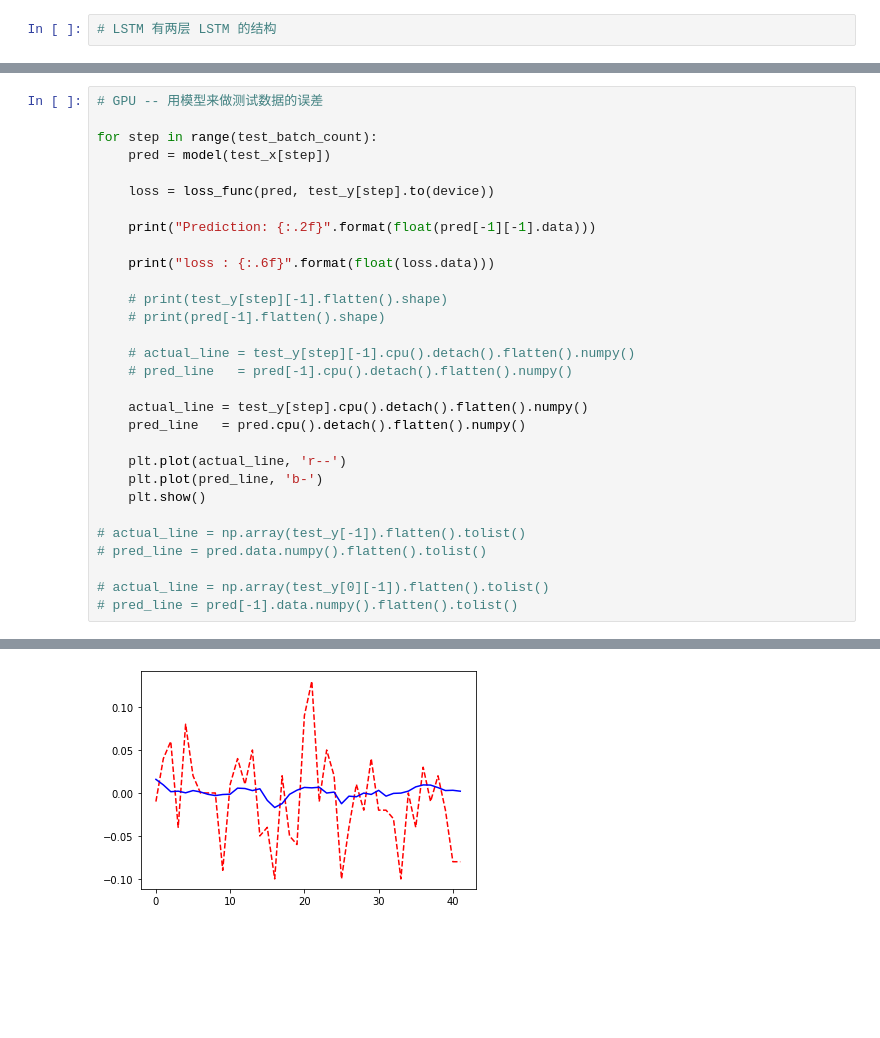
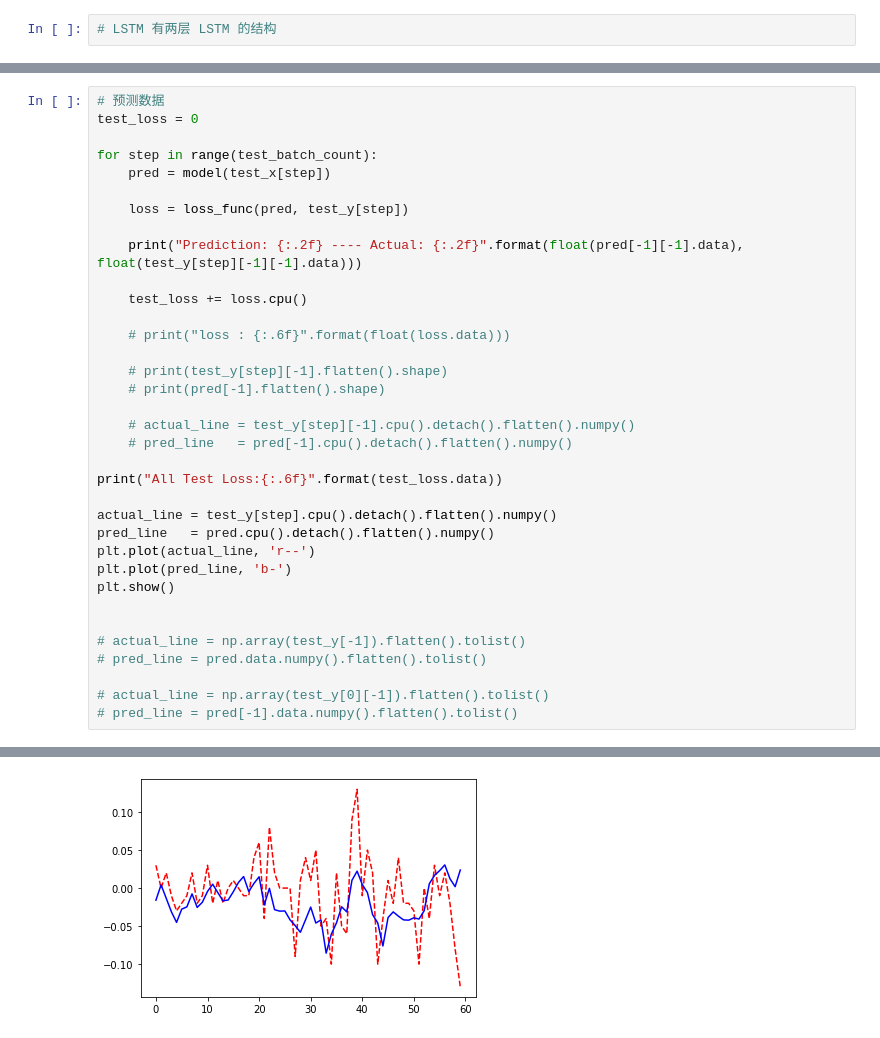
Before and after one commit to matrixleon18/SHUFE, a Jupyter notebook: jupyterlab/Model_LSTM2.ipynb, the cells around one changed output, grey strips where cells are left out. Saved outputs shown, nothing was run; the diff lists cells and outputs as text; blank space fills up the shorter version.

```diff
--- a/jupyterlab/Model_LSTM2.ipynb
+++ b/jupyterlab/Model_LSTM2.ipynb
@@ -254,14 +239,17 @@ RuntimeError: cuDNN error: CUDNN_STATUS_INTERNAL_ERROR
 # %%
-# GPU -- 用模型来做测试数据的误差
+# 预测数据
+test_loss = 0
 
 for step in range(test_batch_count):
     pred = model(test_x[step])
 
-    loss = loss_func(pred, test_y[step].to(device))
+    loss = loss_func(pred, test_y[step])
 
-    print("Prediction: {:.2f}".format(float(pred[-1][-1].data)))
+    print("Prediction: {:.2f} ---- Actual: {:.2f}".format(float(pred[-1][-1].data), float(test_y[step][-1][-1].data)))
 
-    print("loss : {:.6f}".format(float(loss.data)))
+    test_loss += loss.cpu()
+
+    # print("loss : {:.6f}".format(float(loss.data)))
 
     # print(test_y[step][-1].flatten().shape)
     # print(pred[-1].flatten().shape)
@@ -269,12 +257,14 @@ for step in range(test_batch_count):
     # actual_line = test_y[step][-1].cpu().detach().flatten().numpy()
     # pred_line   = pred[-1].cpu().detach().flatten().numpy()
 
-    actual_line = test_y[step].cpu().detach().flatten().numpy()
-    pred_line   = pred.cpu().detach().flatten().numpy()
+print("All Test Loss:{:.6f}".format(test_loss.data))
 
-    plt.plot(actual_line, 'r--')
-    plt.plot(pred_line, 'b-')
-    plt.show()
+actual_line = test_y[step].cpu().detach().flatten().numpy()
+pred_line   = pred.cpu().detach().flatten().numpy()
+plt.plot(actual_line, 'r--')
+plt.plot(pred_line, 'b-')
+plt.show()
+
 
 # actual_line = np.array(test_y[-1]).flatten().tolist()
 # pred_line = pred.data.numpy().flatten().tolist()
@@ -287 +279 @@ loss : 0.002594
-[figure, old version]
+[figure, new version]
```
Also changed, not shown: parts of 8 cells of this notebook, 2 other files.
